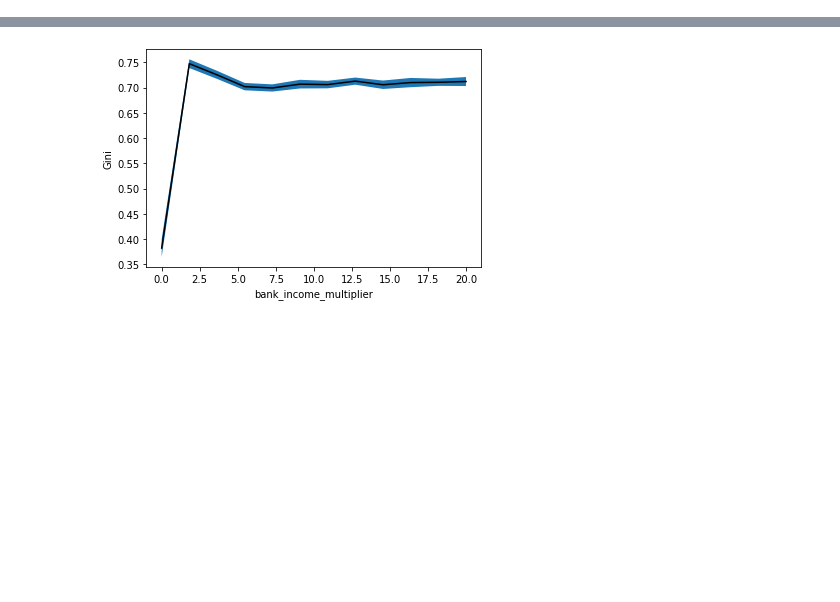
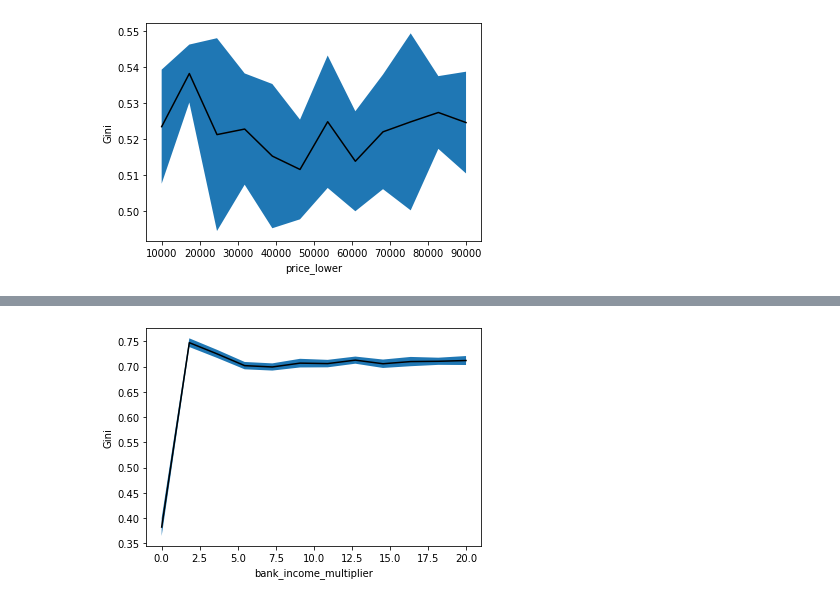
Before and after one commit to Caesar-blip/ABM, a Jupyter notebook: BatchRunner.ipynb, the cells around one changed output, grey strips where cells are left out. Cells and saved outputs as stored; diff of their text form; code cells hidden in the pictures; blank space fills up the shorter version.

```diff
--- a/BatchRunner.ipynb
+++ b/BatchRunner.ipynb
@@ -114,0 +132,9 @@ ofat_size = 12
+# %%
+'''
+Price lower
+'''
+sa_pricelower = run_batch_parallel(problem, 2, ofat_size, samples, columns)
+run_batch_parallel_plotter(sa_pricelower, 2)
+sa_pricelower.to_csv('outputs/sa_pricelower.csv')
+# %% [output]
+[figure, added]
```
Also changed, not shown: parts of 7 cells of this notebook, 7 other files.
